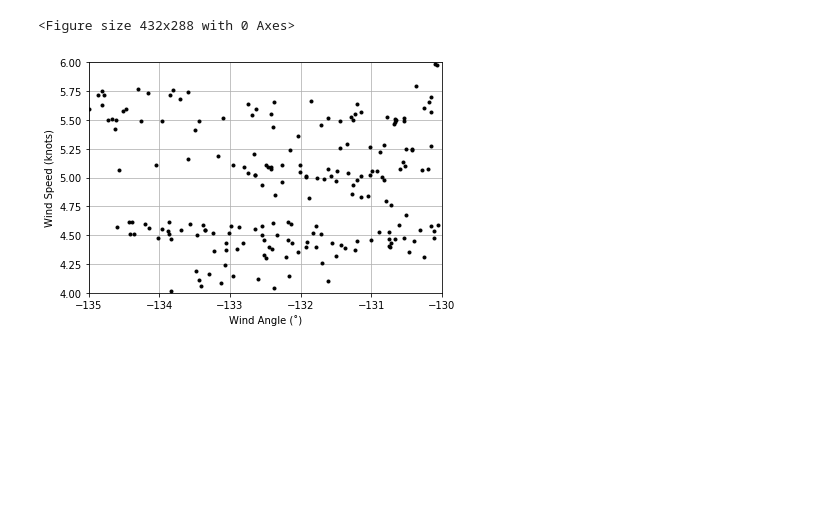
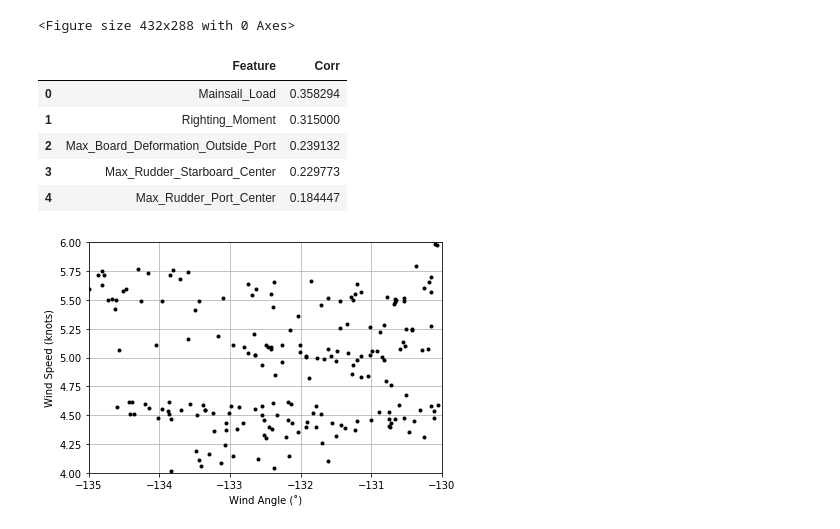
Before and after one commit to mickeycj/france-internship-project, a Jupyter notebook: plot_bins.ipynb, the cells around one changed output. Saved outputs shown, nothing was run; the diff lists cells and outputs as text; code cells hidden in the pictures; blank space fills up the shorter version.

```diff
--- a/plot_bins.ipynb
+++ b/plot_bins.ipynb
@@ -34,33 +36,41 @@ def preprocess_data(df, identifier_cols, cols_to_preprocess, other_cols, regex):
             preprocessed_df[new_col] = df[old_col]
     return preprocessed_df
 
-def compute_corr(df, target_feature, num_features=20):
-    """Compute top correlated features with the target feature"""
-    corrs = {}
+def sort_corr(corr, num_features=20):
+    """Sort correlation dictionary"""
+    sorted_corr = sorted(corr.items(), key=lambda x: abs(x[1]), reverse=True)[:num_features]
+    return sorted(sorted_corr, key=lambda x: x[1], reverse=True)
+
+def compute_sorted_corr(df, target_feature, num_features=20):
+    """Compute sorted correlated features with the target feature"""
+    corr = {}
     for col in df.columns:
         if col != target_feature:
-            corr = df[target_feature].corr(df[col])
-            if not math.isnan(corr):
-                corrs[col] = corr
-    sorted_corrs = sorted(corrs.items(), key=lambda x: abs(x[1]), reverse=True)[:num_features]
-    sorted_corrs = sorted(sorted_corrs, key=lambda x: x[1], reverse=True)
-    cols = [target_feature] + [x[0] for x in sorted_corrs]
+            f_corr = df[target_feature].corr(df[col])
+            if not math.isnan(f_corr):
+                corr[col] = f_corr
+    cols = [target_feature] + [x[0] for x in sort_corr(corr)]
     if len(cols) <= 1:
-        return None
-    return df[cols].corr()
+        return None, None
+    return df[cols].corr(), corr
 
 def create_bins(df, wind_features, target_feature, dx=5, dy=2, min_thresh=5, exclude=[]):
     """Create bins"""
-    bins = {}
+    bins, corr = {}, {}
     for max_x in range(-180, 180, dx):
         for max_y in range(0, math.ceil(df[wind_features[1]].max()), dy):
             binned_df = df.query('{0} >= {2} and {0} < {2}+{4} and {1} >= {3} and {1} < {3}+{5}'.format(wind_features[0], wind_features[1], max_x, max_y, dx, dy))
             bin_size = len(binned_df.index)
-            bin_corr = compute_corr(binned_df.drop(exclude, axis=1), target_feature)
+            bin_corr, unsorted_corr = compute_sorted_corr(binned_df.drop(exclude, axis=1), target_feature)
             if bin_size >= min_thresh and bin_corr is not None:
                 bin_name = 'bin_x{}to{}_y{}to{}'.format(max_x, max_x+dx, max_y, max_y+dy)
+                for col, c_corr in unsorted_corr.items():
+                    if col in corr:
+                        corr[col].append(c_corr)
+                    else:
+                        corr[col] = [c_corr]
                 bins[bin_name] = {'bin': binned_df, 'size': bin_size, 'corr': bin_corr}
-    return bins, dx, dy, max_x, max_y
+    return bins, dx, dy, max_x, max_y, pd.DataFrame(data=sort_corr({col: median(c_corr) for col, c_corr in corr.items()}), columns=['Feature', 'Corr'])
 
 def plot_wind_angle_speed(df, wind_features, axis_names, x_start, y_start, x_finish, y_finish, dx, dy, markersize, main=False):
     """Plot the wind angle-speed space"""
@@ -141,12 +151,23 @@ df.head()
 5 rows × 146 columns
 # %%
 # Create the bins. Default size: 5˚ by 2 knots.
-bins, dx, dy, _, max_y = create_bins(df, [x[1] for x in wind_features], boat_speed_feature[1], exclude=[x[1] for x in identifier_features + wind_features])
+bins, dx, dy, _, max_y, sorted_corr_df = create_bins(df, [x[1] for x in wind_features], boat_speed_feature[1], exclude=[x[1] for x in identifier_features + wind_features])
+
 # Plot the bins.
 plot_wind_angle_speed(df, [x[1] for x in wind_features], bins_axis_names, -180, 0, 180+1, max_y+1, dx, dy, 0.25, main=True)
 # %% [output]
 [figure]
 <Figure size 432x288 with 0 Axes>
+# %%
+# Show the top 20 correlated features.
+sorted_corr_df.head()
+# %% [output]
+|  | Feature | Corr |
+| 0 | Mainsail_Load | 0.358294 |
+| 1 | Righting_Moment | 0.315000 |
+| 2 | Max_Board_Deformation_Outside_Port | 0.239132 |
+| 3 | Max_Rudder_Starboard_Center | 0.229773 |
+| 4 | Max_Rudder_Port_Center | 0.184447 |
 # %%
 # Retrieve an example of a bin. (-135 to -130˚, 4 to 6 knots)
 bin_name = 'bin_x-135to-130_y4to6'
```
Also changed, not shown: parts of 1 cell of this notebook.
